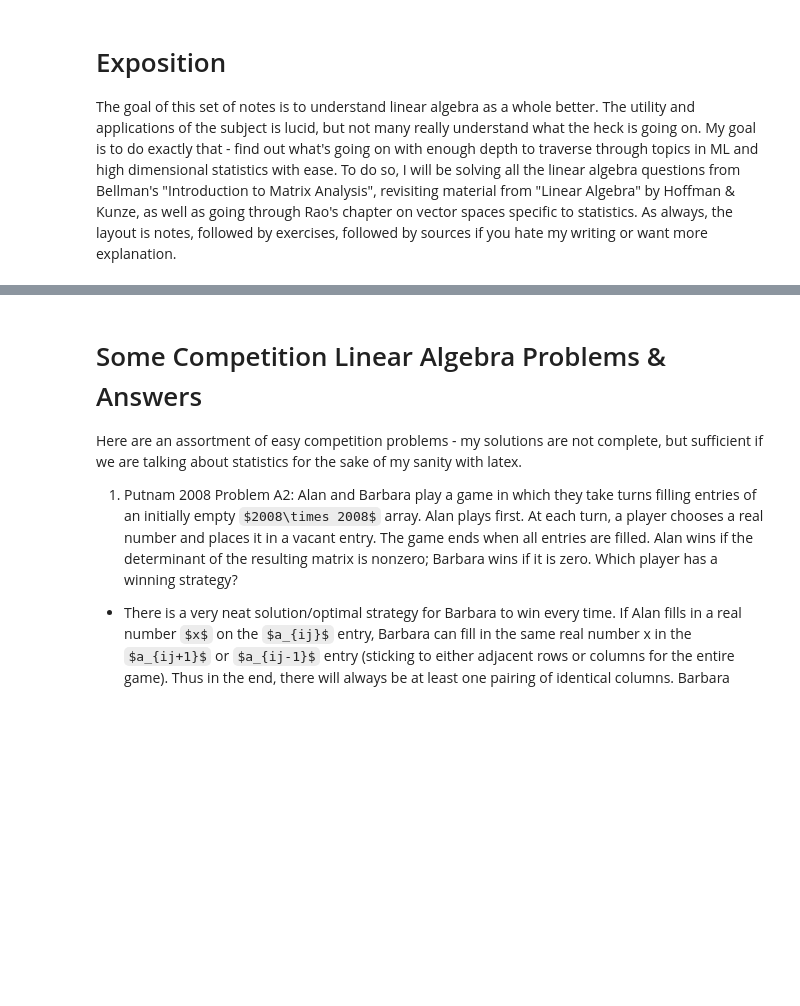
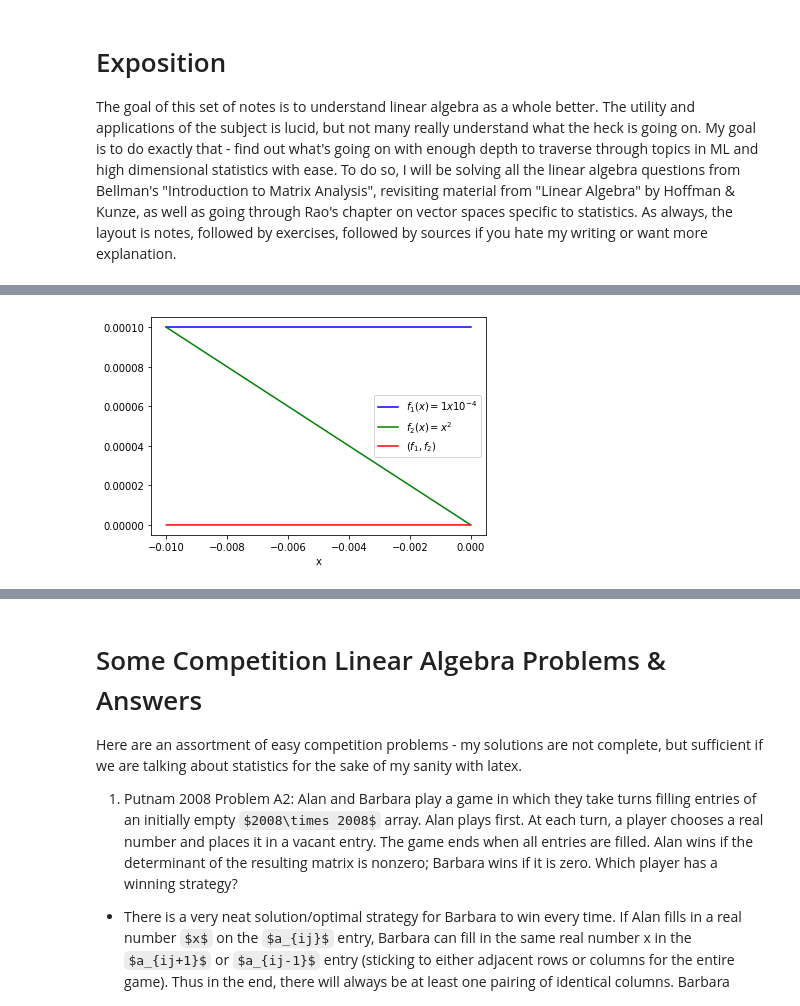
Before and after one commit to mindful-math/Stat_Notes, a Jupyter notebook: Intro to Matrix Analysis.ipynb, the cells around one changed output, grey strips where cells are left out. Saved outputs shown, nothing was run; the diff lists cells and outputs as text; code cells hidden in the pictures; some formulas as TeX source; blank space fills up the shorter version.

```diff
--- a/Intro to Matrix Analysis.ipynb
+++ b/Intro to Matrix Analysis.ipynb
@@ -1285,0 +1271,47 @@ A **linear subspace** of a vector space $\mathcal{X}$ is a subset of vectors $\m
+# %%
+# orthogonal polynomials and function spaces.
+import matplotlib.pyplot as plt
+
+def polynomial_func(degree, coef, domain):
+    """
+    :param: degree - integer - highest degree of polynomial
+    :param: coef - list of floats, coefficients of polynomial - [a_0x^0+...+a_nx^n]
+    :param: domain - list of floats, list of points in domain to evaluate at
+    :return: range of polynomial defined over domain, list of floats
+    """
+    # coefficient count must match degree
+    assert len(coef) == degree + 1
+
+    # naive/brute implementation so you see what's going on
+    codomain = []
+    for point in domain:
+        y = 0
+        for i in range(0, degree + 1):
+            y += coef[i] * (point ** i)
+
+        codomain.append(y)
+
+    return codomain
+
+def inner_prod(range1, range2):
+    """
+    :params: range1, range2 - codomains of two functions f, g over domain [-1, 1]
+    :return: inner product defined as integral from -1 to 1 of f*g
+    """
+    return [x * y for x, y in zip(range1, range2)]
+
+# x^2 and 1e-4 are orthogonal under the inner product above
+domain = [x * 0.01 for x in range(-1, 1)]
+func1_range = polynomial_func(0, [0.0001], domain)
+func2_range = polynomial_func(2, [0, 0, 1], domain)
+func_prod = inner_prod(func1_range, func2_range)
+
+# plotting function and inner product
+plt.plot(domain, func1_range, color = "blue", label = "$f_1(x) = 1 x 10^{-4}$")
+plt.plot(domain, func2_range, color = "green", label = "$f_2(x) = x^2$")
+plt.plot(domain, func_prod, color = "red", label = "$(f_1, f_2)$")
+plt.xlabel("x")
+plt.legend()
+plt.show()
+# %% [output]
+[figure, added]
```
Also changed, not shown: parts of 4 cells of this notebook, 1 other file.
